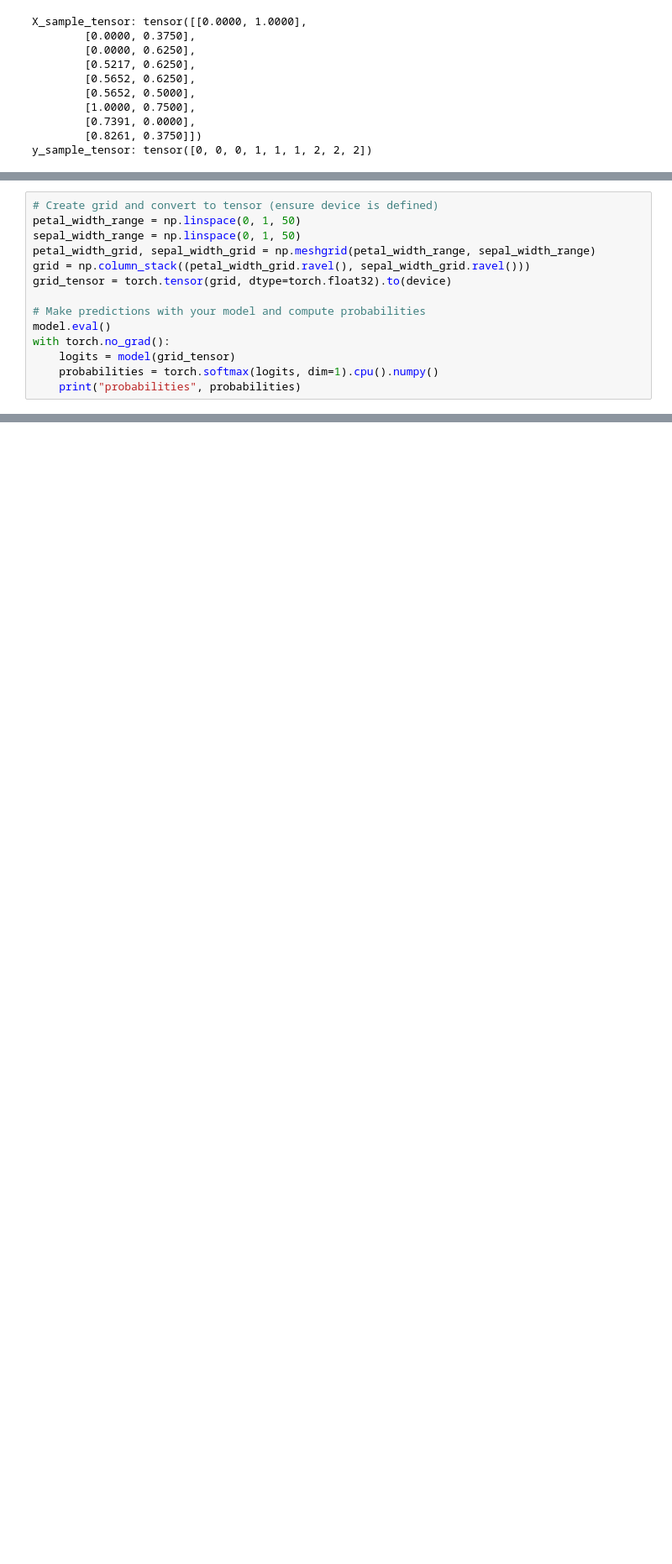
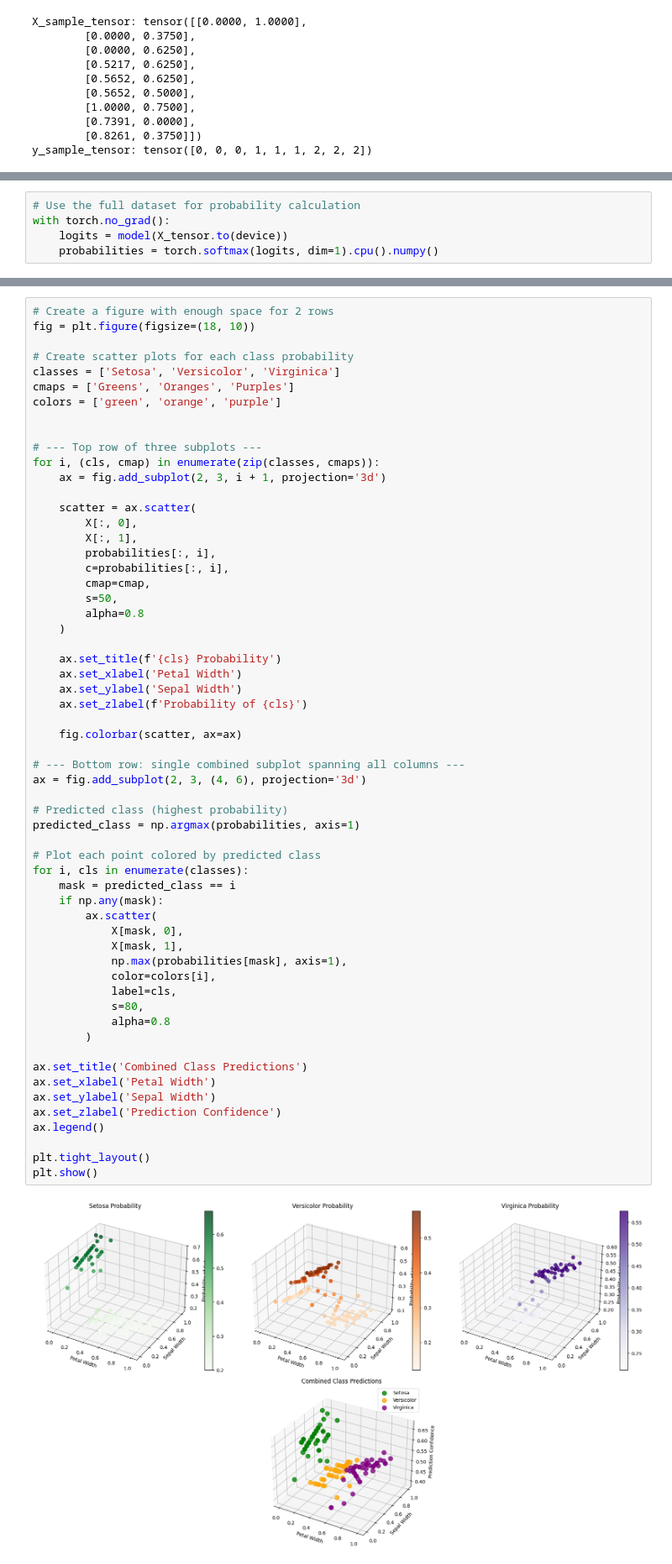
Before and after one commit to gpt-null/Iris-Flower-Dataset-Neural-Network-DeepDive, a Jupyter notebook: main.ipynb, the cells around one changed output, grey strips where cells are left out. Shown at 84% size. Drawn from its saved outputs; the diff is of its cells as text; blank space fills up the shorter version.

```diff
--- a/main.ipynb
+++ b/main.ipynb
@@ -288,14 +285,0 @@ Predicted species: ['setosa' 'setosa' 'setosa' 'versicolor' 'versicolor' 'versic
-# %%
-# Create grid and convert to tensor (ensure device is defined)
-petal_width_range = np.linspace(0, 1, 50)
-sepal_width_range = np.linspace(0, 1, 50)
-petal_width_grid, sepal_width_grid = np.meshgrid(petal_width_range, sepal_width_range)
-grid = np.column_stack((petal_width_grid.ravel(), sepal_width_grid.ravel()))
-grid_tensor = torch.tensor(grid, dtype=torch.float32).to(device)
-
-# Make predictions with your model and compute probabilities
-model.eval()
-with torch.no_grad():
-    logits = model(grid_tensor)
-    probabilities = torch.softmax(logits, dim=1).cpu().numpy()
-    print("probabilities", probabilities)
@@ -346,0 +286,5 @@ plt.show()
+# %%
+# Use the full dataset for probability calculation
+with torch.no_grad():
+    logits = model(X_tensor.to(device))
+    probabilities = torch.softmax(logits, dim=1).cpu().numpy()
@@ -346,0 +309,61 @@ plt.show()
+# %%
+# Create a figure with enough space for 2 rows
+fig = plt.figure(figsize=(18, 10))
+
+# Create scatter plots for each class probability
+classes = ['Setosa', 'Versicolor', 'Virginica']
+cmaps = ['Greens', 'Oranges', 'Purples']
+colors = ['green', 'orange', 'purple']
+
+
+# --- Top row of three subplots ---
+for i, (cls, cmap) in enumerate(zip(classes, cmaps)):
+    ax = fig.add_subplot(2, 3, i + 1, projection='3d')
+
+    scatter = ax.scatter(
+        X[:, 0],
+        X[:, 1],
+        probabilities[:, i],
+        c=probabilities[:, i],
+        cmap=cmap,
+        s=50,
+        alpha=0.8
+    )
+
+    ax.set_title(f'{cls} Probability')
+    ax.set_xlabel('Petal Width')
+    ax.set_ylabel('Sepal Width')
+    ax.set_zlabel(f'Probability of {cls}')
+
+    fig.colorbar(scatter, ax=ax)
+
+# --- Bottom row: single combined subplot spanning all columns ---
+ax = fig.add_subplot(2, 3, (4, 6), projection='3d')
+
+# Predicted class (highest probability)
+predicted_class = np.argmax(probabilities, axis=1)
+
+# Plot each point colored by predicted class
+for i, cls in enumerate(classes):
+    mask = predicted_class == i
+    if np.any(mask):
+        ax.scatter(
+            X[mask, 0],
+            X[mask, 1],
+            np.max(probabilities[mask], axis=1),
+            color=colors[i],
+            label=cls,
+            s=80,
+            alpha=0.8
+        )
+
+ax.set_title('Combined Class Predictions')
+ax.set_xlabel('Petal Width')
+ax.set_ylabel('Sepal Width')
+ax.set_zlabel('Prediction Confidence')
+ax.legend()
+
+plt.tight_layout()
+plt.show()
+# %% [output]
+[figure, added]
```
Also changed, not shown: parts of 6 cells of this notebook.
